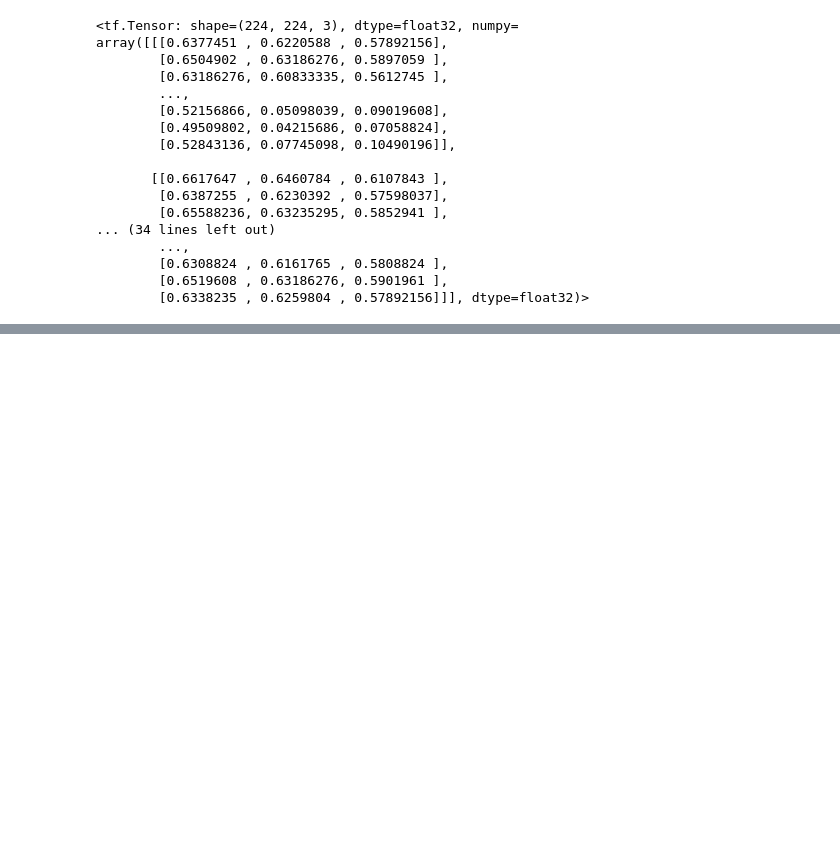
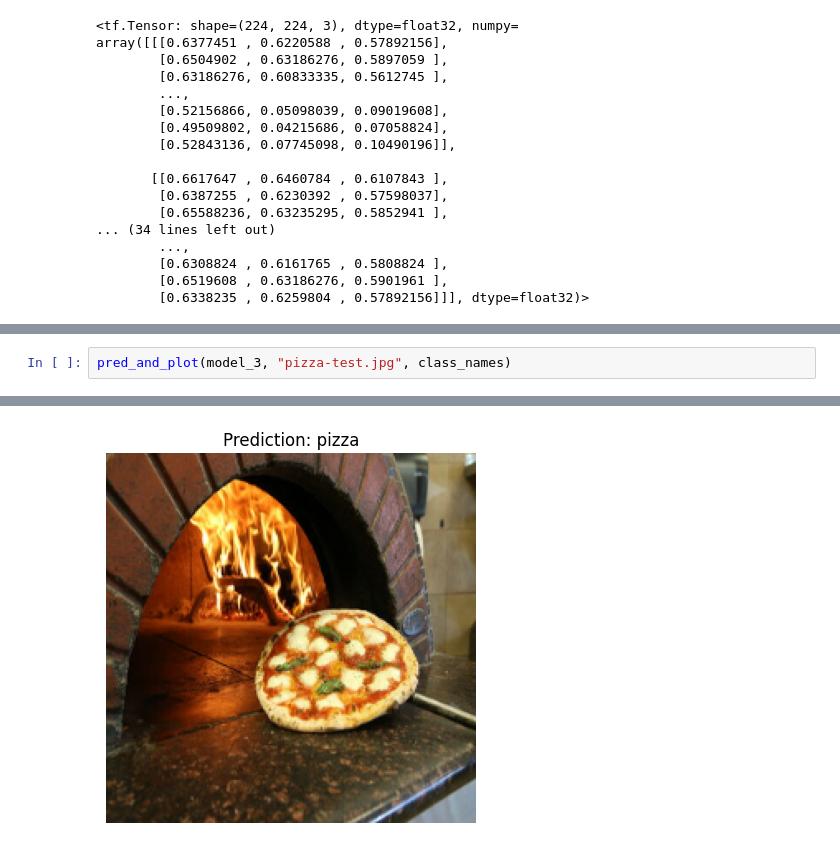
Before and after one commit to ifte110/tensorflow-deep-learning-0toM-Self-Practice, a Jupyter notebook: 03_intro_to_computer_vision.ipynb, the cells around one changed output, grey strips where cells are left out. Cells and saved outputs as stored; diff of their text form; blank space fills up the shorter version.

```diff
--- a/03_intro_to_computer_vision.ipynb
+++ b/03_intro_to_computer_vision.ipynb
@@ -399,0 +442,3 @@ array([[0.9385077]], dtype=float32)
+# %%
+pred_and_plot(model_3, "pizza-test.jpg", class_names)
+# %% [output]
@@ -399,0 +446 @@ array([[0.9385077]], dtype=float32)
+[figure, added]
```
Also changed, not shown: parts of 33 cells of this notebook.
